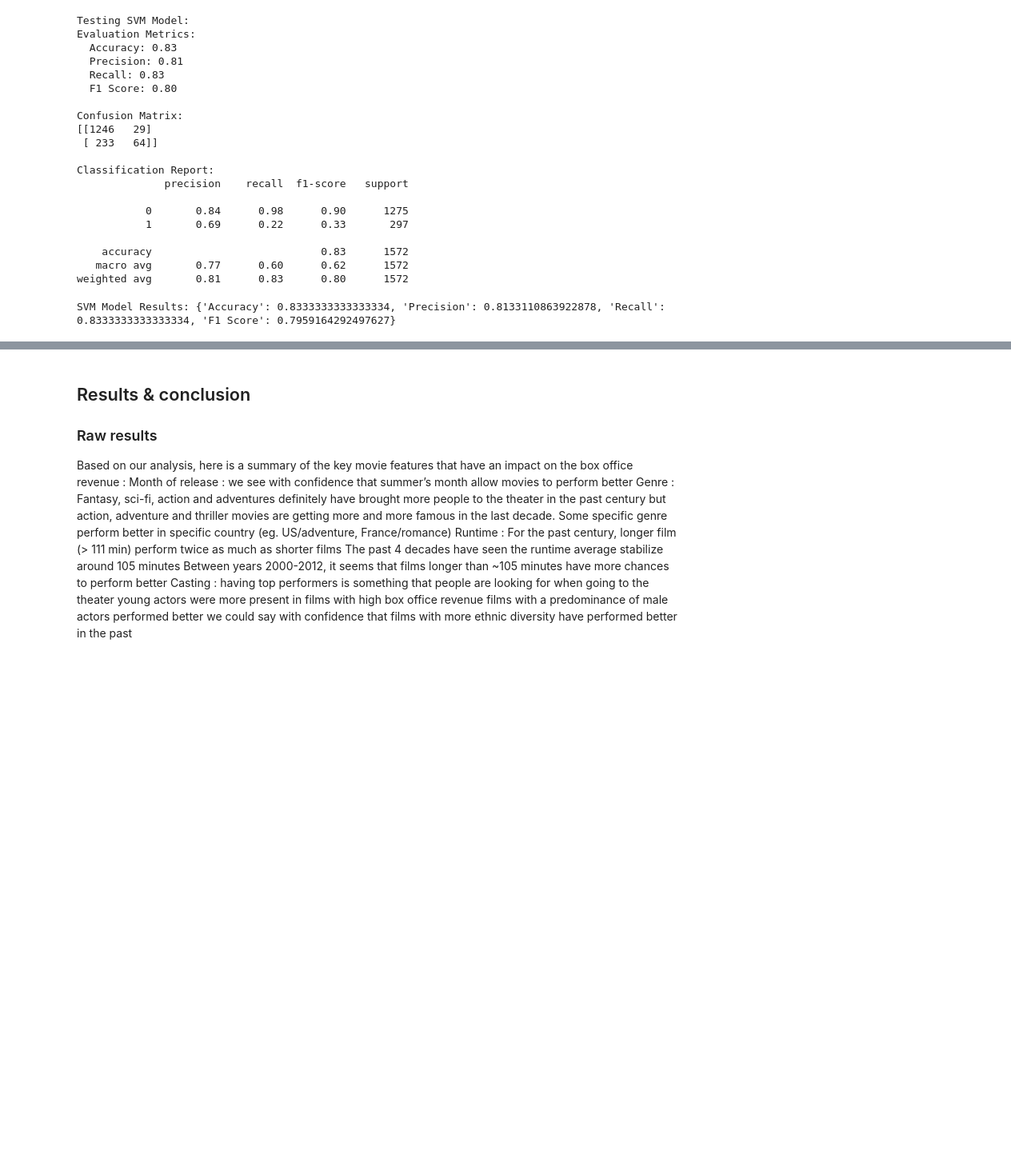
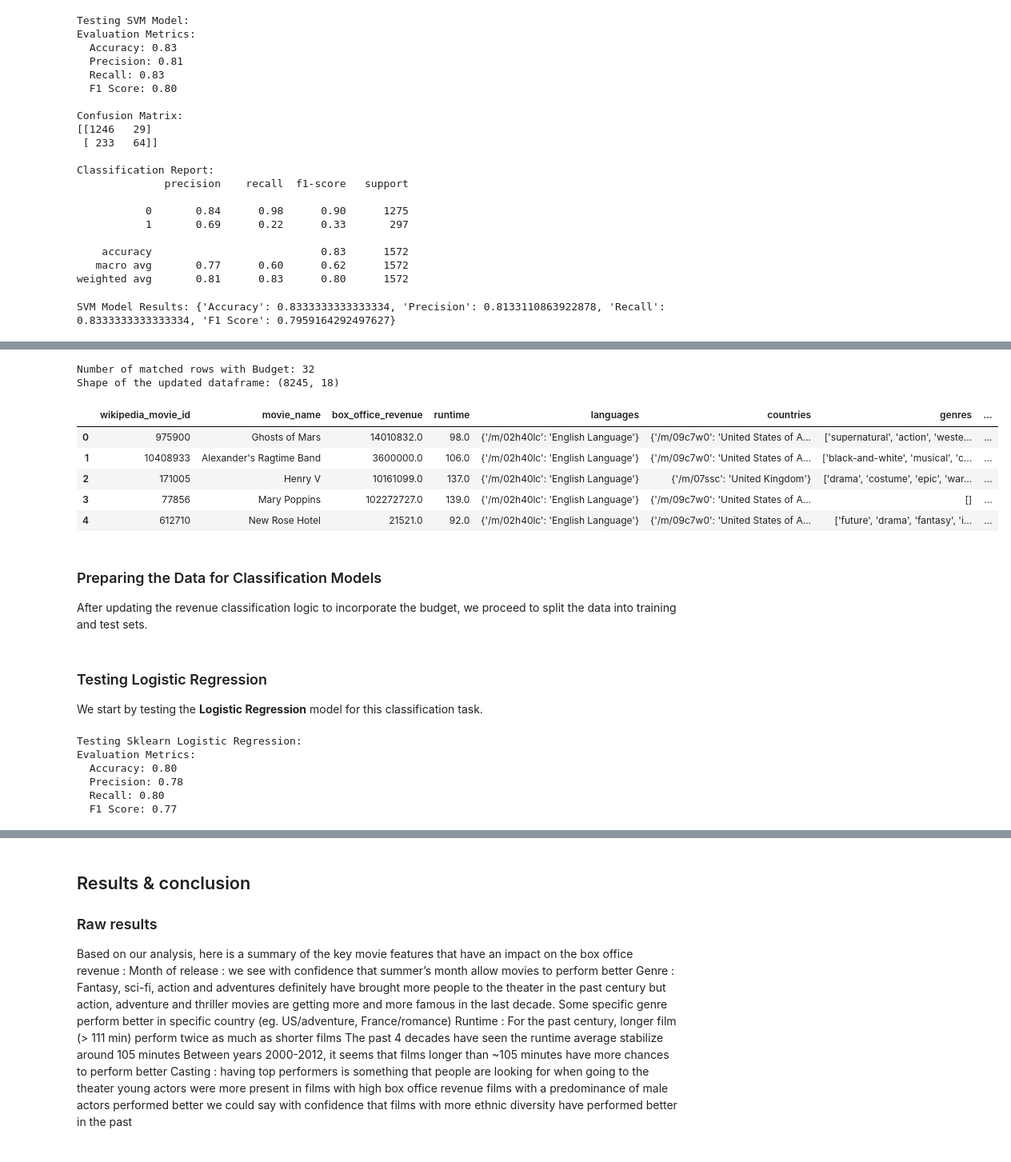
Before and after one commit to epfl-ada/ada-2024-project-awesometeam2024, a Jupyter notebook: results.ipynb, the cells around one changed output, grey strips where cells are left out. Shown at 80% size. Saved outputs shown, nothing was run; the diff lists cells and outputs as text; code cells hidden in the pictures; blank space fills up the shorter version.

```diff
--- a/results.ipynb
+++ b/results.ipynb
@@ -1290,0 +1450,55 @@ SVM Model Results: {'Accuracy': 0.8333333333333334, 'Precision': 0.8133110863922
+# %%
+def fuzzy_merge_budget(df1, df2, key1='normalized_movie_name', key2='normalized_title', threshold=85):
+    """
+    Performs fuzzy matching and merges the Budget column into df1.
+    - Only adds the 'Budget' column to df1.
+    - Leaves unmatched rows with 'Budget' as None.
+
+    Args:
+        df1 (pd.DataFrame): First dataframe.
+        df2 (pd.DataFrame): Second dataframe containing the 'Budget' column.
+        key1 (str): Key column in df1 for matching.
+        key2 (str): Key column in df2 for matching.
+        threshold (int): Minimum match score for fuzzy matching.
+
+    Returns:
+        pd.DataFrame: Updated dataframe with 'Budget' column.
+    """
+    # Create a list to store matches
+    matches = []
+    for title in df1[key1]:
+        match = process.extractOne(title, df2[key2], scorer=fuzz.token_sort_ratio)
+        if match and match[1] >= threshold:
+            matches.append((title, match[0], match[1]))
+        else:
+            matches.append((title, None, 0))
+
+    # Create a mapping dataframe
+    match_df = pd.DataFrame(matches, columns=[key1, 'matched_title', 'score'])
+    match_df = pd.merge(match_df, df2[[key2, 'Budget']], left_on='matched_title', right_on=key2, how='left')
+
+    # Add Budget column to the original dataframe
+    df1 = pd.merge(df1, match_df[[key1, 'Budget']], on=key1, how='left')
+    return df1
+
+# Perform fuzzy matching and add the Budget column
+df_combined_with_budget = fuzzy_merge_budget(df_combined, kaggle_data, threshold=90)
+
+# Clean up unnecessary columns used during merging
+df_combined_with_budget.drop(columns=['normalized_movie_name'], inplace=True)
+
+# Display summary
+print(f"Number of matched rows with Budget: {df_combined_with_budget['Budget'].notna().sum()}")
+print(f"Shape of the updated dataframe: {df_combined_with_budget.shape}")
+# %% [output]
+Number of matched rows with Budget: 32
+Shape of the updated dataframe: (8245, 18)
+# %%
+df_combined_with_budget.head(5)
+# %% [output]
+|  | wikipedia_movie_id | movie_name | box_office_revenue | runtime | languages | countries | genres | ... |
+| 0 | 975900 | Ghosts of Mars | 14010832.0 | 98.0 | {'/m/02h40lc': 'English Language'} | {'/m/09c7w0': 'United States of A... | ['supernatural', 'action', 'weste... | ... |
+| 1 | 10408933 | Alexander's Ragtime Band | 3600000.0 | 106.0 | {'/m/02h40lc': 'English Language'} | {'/m/09c7w0': 'United States of A... | ['black-and-white', 'musical', 'c... | ... |
+| 2 | 171005 | Henry V | 10161099.0 | 137.0 | {'/m/02h40lc': 'English Language'} | {'/m/07ssc': 'United Kingdom'} | ['drama', 'costume', 'epic', 'war... | ... |
+| 3 | 77856 | Mary Poppins | 102272727.0 | 139.0 | {'/m/02h40lc': 'English Language'} | {'/m/09c7w0': 'United States of A... | [] | ... |
+| 4 | 612710 | New Rose Hotel | 21521.0 | 92.0 | {'/m/02h40lc': 'English Language'} | {'/m/09c7w0': 'United States of A... | ['future', 'drama', 'fantasy', 'i... | ... |
@@ -1290,0 +1527,4 @@ SVM Model Results: {'Accuracy': 0.8333333333333334, 'Precision': 0.8133110863922
+# %% [markdown]
+### Preparing the Data for Classification Models
+
+After updating the revenue classification logic to incorporate the budget, we proceed to split the data into training and test sets.
@@ -1290,0 +1539,17 @@ SVM Model Results: {'Accuracy': 0.8333333333333334, 'Precision': 0.8133110863922
+# %% [markdown]
+### Testing Logistic Regression
+
+We start by testing the **Logistic Regression** model for this classification task.
+# %%
+# Test Logistic Regression
+print("Testing Sklearn Logistic Regression:")
+sklearn_log_reg = PredLogisticRegression(max_iter=1000)
+sklearn_log_reg.train(X_train_scaled, y_train)
+log_reg_results = sklearn_log_reg.evaluate(y_test, X_test_scaled)
+# %% [output]
+Testing Sklearn Logistic Regression:
+Evaluation Metrics:
+  Accuracy: 0.80
+  Precision: 0.78
+  Recall: 0.80
+  F1 Score: 0.77
```
Also changed, not shown: parts of 26 cells of this notebook, 1 other file.
